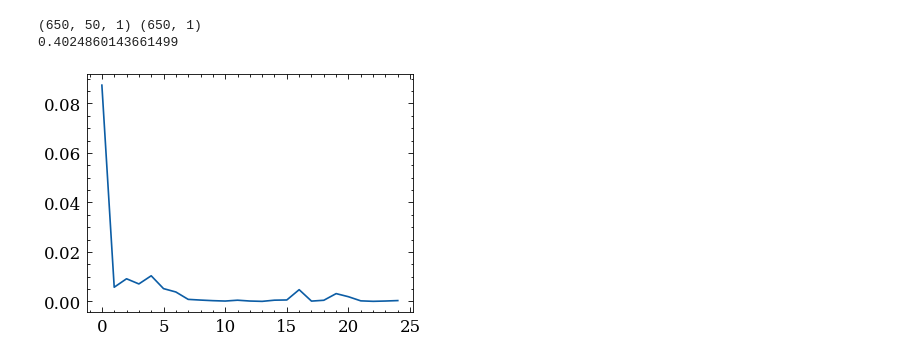
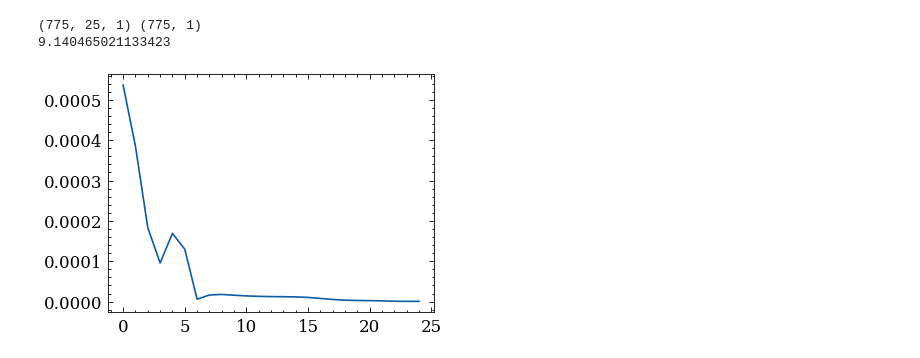
Before and after one commit to maciejbalawejder/Deep-Learning-Collection, a Jupyter notebook: Sequentials/RNN/RNN.ipynb, the cells around one changed output. Drawn from its saved outputs; the diff is of its cells as text; code cells hidden in the pictures.

```diff
--- a/Sequentials/RNN/RNN.ipynb
+++ b/Sequentials/RNN/RNN.ipynb
@@ -7,15 +7,15 @@ import time
 # %%
 def dataset():
     x = np.linspace(0,40,1_000).reshape(1000,1)
-    y = np.sin(x*np.pi)
-    return y[:700], y[300:]
+    y = np.sin(np.pi*x)
+    return y[:800], y[800:]
 train_data, test_data = dataset()
 #plt.figure(dpi = 200)
 #plt.grid()
 #plt.plot(train_data)
 
 class RNN:
-    def __init__(self, data, timesteps = 50, epochs = 25, units = 100, lr = 1e-4):
+    def __init__(self, data, timesteps = 25, epochs = 25, units = 80, lr = 1e-3):
         self.timesteps = timesteps
         self.data = data
         self.epochs = epochs
@@ -56,82 +56,83 @@ class RNN:
         return self.sigmoid(z) * (1 - self.sigmoid(z))
 
     def dtanh(self,z):
-        return 1-(np.tanh(z)**2)
+        return (1-(z**2))
 
     def cell(self,x):
         xt = np.dot(self.Wx,x.reshape(1,1))
         ht = np.dot(self.Wh,self.ht)
 
-        ht1 = self.sigmoid(xt + ht)
+        ht1 = np.tanh(xt + ht)
 
         self.output = np.dot(self.Wy,ht1)
-
         self.ht = ht1
-        self.hidden.append(ht1)
-        self.inputs.append(x.reshape(1,1))
 
     def forward(self, x, y):
         self.inputs = []
         self.hidden = []
-        self.ht = np.random.randn(self.units,1)
+        self.ht = np.zeros((self.units,1))
+        self.hidden = {0:self.ht}
 
         for step in range(self.timesteps):
             self.cell(x[step])
+            self.hidden[step + 1] = self.ht
+            self.inputs.append(x[step].reshape(1,1))
 
         self.error = self.output - y
         self.loss = self.error**2
         self.outputs.append(self.output)
 
     def gradient_clip(self, W):
-        return np.clip(W, -1, 1, out = W)
+        return np.clip(W, -25, 25, out = W)
 
     def backward(self):
-        dL = self.error
-        dWy = np.dot(dL,self.hidden[-1].T)
+        n = len(self.inputs)
+        dL = 2*self.error
+        dWy = np.dot(dL,self.hidden[n].T)
 
         dWx = np.zeros((self.Wx.shape))
         dWh = np.zeros((self.Wh.shape))
 
-        dh = np.dot(self.error, self.Wy).T
+        dh = np.dot(dL, self.Wy).T
 
-        for step in reversed(range(self.timesteps-1)):
-            temp = self.dsigmoid(self.hidden[step+1]) * dh
+        for step in reversed(range(n)):
+            temp = self.dtanh(self.hidden[step+1]) * dh
 
             dWx += np.dot(temp, self.inputs[step].T)
             dWh += np.dot(temp, self.hidden[step].T)
 
             dh = np.dot(self.Wh, temp)
 
         # Update
 
         dWy = self.gradient_clip(dWy)
         dWh = self.gradient_clip(dWh)
         dWx = self.gradient_clip(dWx)
 
         self.Wy -= self.lr * dWy
         self.Wx -= self.lr * dWx
         self.Wh -= self.lr * dWh
 
 
     def train(self):
         for epoch in range(self.epochs):
             self.loss = 0
             for x,y in zip(self.seq_X, self.seq_Y):
                 self.forward(x,y)
                 self.backward()
             self.Loss.append(np.squeeze(self.loss / self.m))
 
 start = time.time()
 rnn = RNN(train_data)
 print(rnn.seq_X.shape, rnn.seq_Y.shape)
 rnn.train()
 plt.figure(dpi=120)
 plt.plot(rnn.Loss)
-print((time.time()-start)/60)
+print((time.time()-start))
 # %% [output]
-(650, 50, 1) (650, 1)
-0.4024860143661499
+(775, 25, 1) (775, 1)
+9.140465021133423
-[figure, old version]
+[figure, new version]
 # %%
 test_x, test_y = rnn.sequence_data(test_data)
 rnn.outputs = []
```
Also changed, not shown: parts of 3 cells of this notebook, 5 other files.
